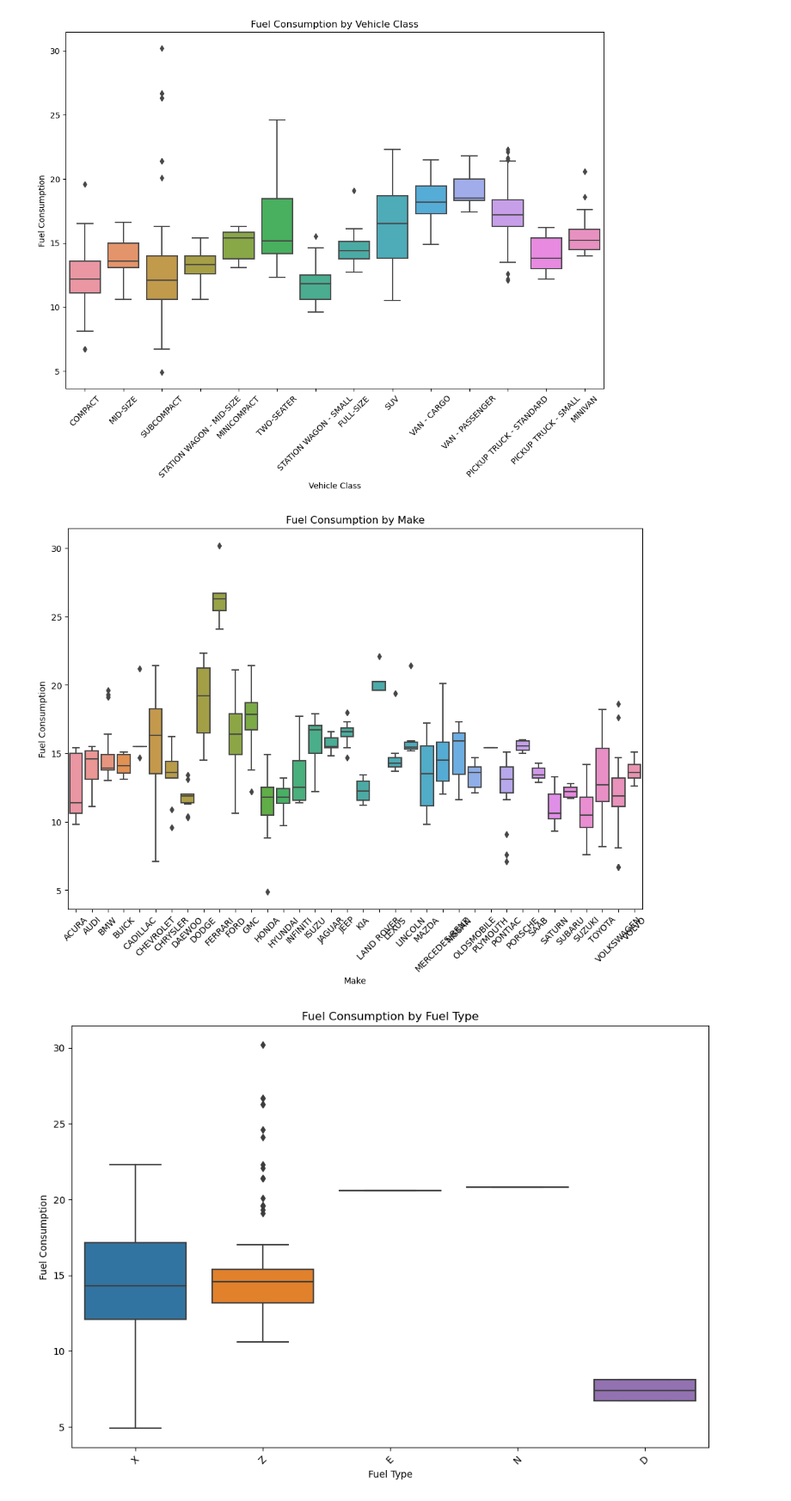
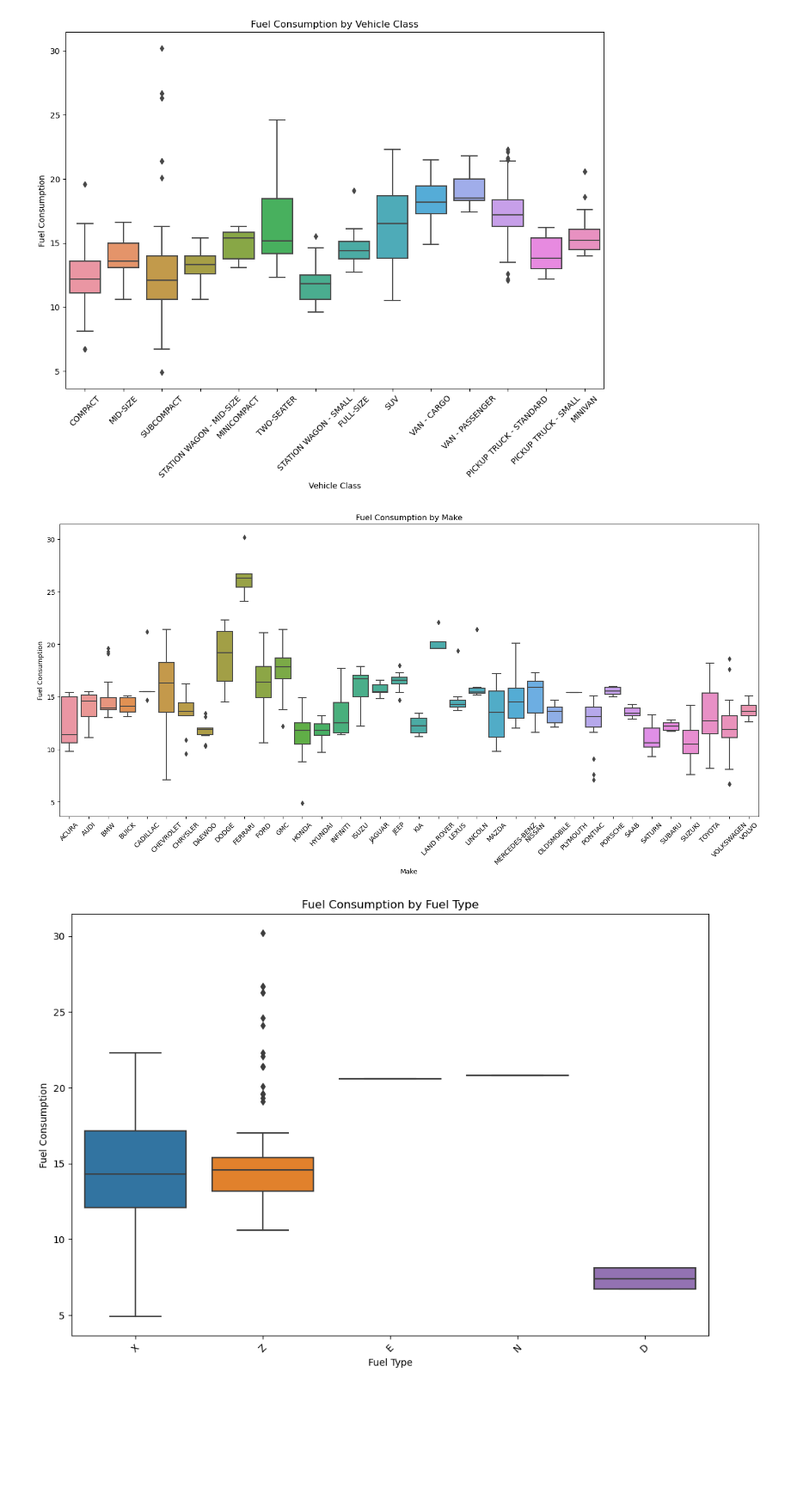
Before and after one commit to TejaJami/Portfolio, a Jupyter notebook: Fuel Consumption.ipynb, the cells around one changed output. Shown at 86% size. Drawn from its saved outputs; the diff is of its cells as text; code cells hidden in the pictures; blank space fills up the shorter version.

```diff
--- a/Fuel Consumption.ipynb
+++ b/Fuel Consumption.ipynb
@@ -131,15 +131,15 @@ plt.show()
 # %% [output]
 [figure]
 # %%
-plt.figure(figsize=(12, 8))
+plt.figure(figsize=(19, 8))
 sns.boxplot(data=df, x="MAKE", y="FUEL CONSUMPTION")
 plt.title('Fuel Consumption by Make')
 plt.xlabel('Make')
 plt.ylabel('Fuel Consumption')
 plt.xticks(rotation=45)
 plt.show()
 # %% [output]
-[figure, old version]
+[figure, new version]
 # %%
 plt.figure(figsize=(12, 8))
 sns.boxplot(data=df, x="FUEL", y="FUEL CONSUMPTION")
```
Also changed, not shown: parts of 2 cells of this notebook.
